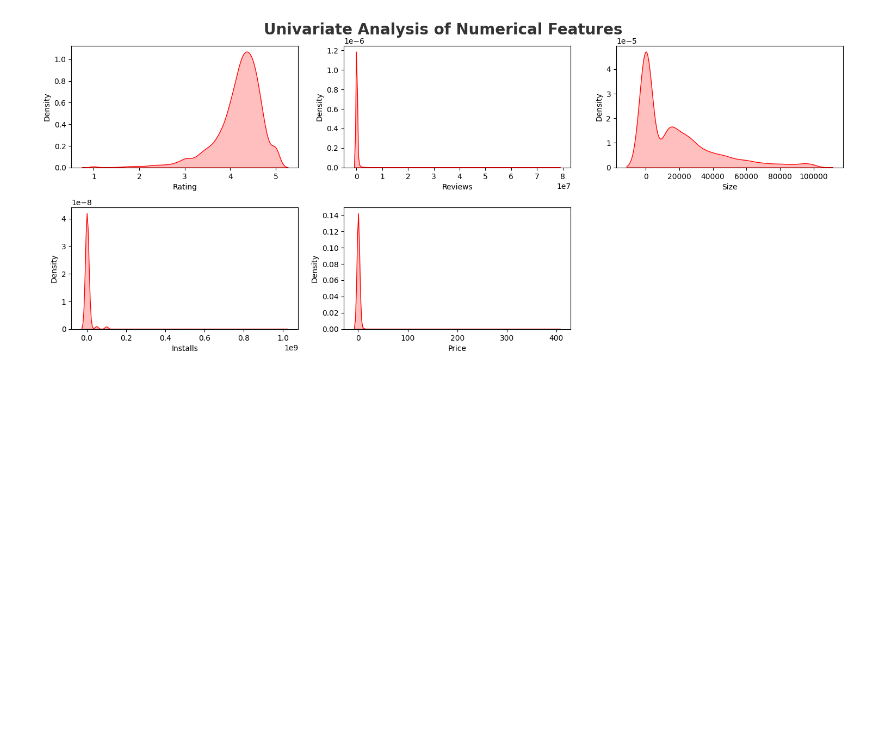
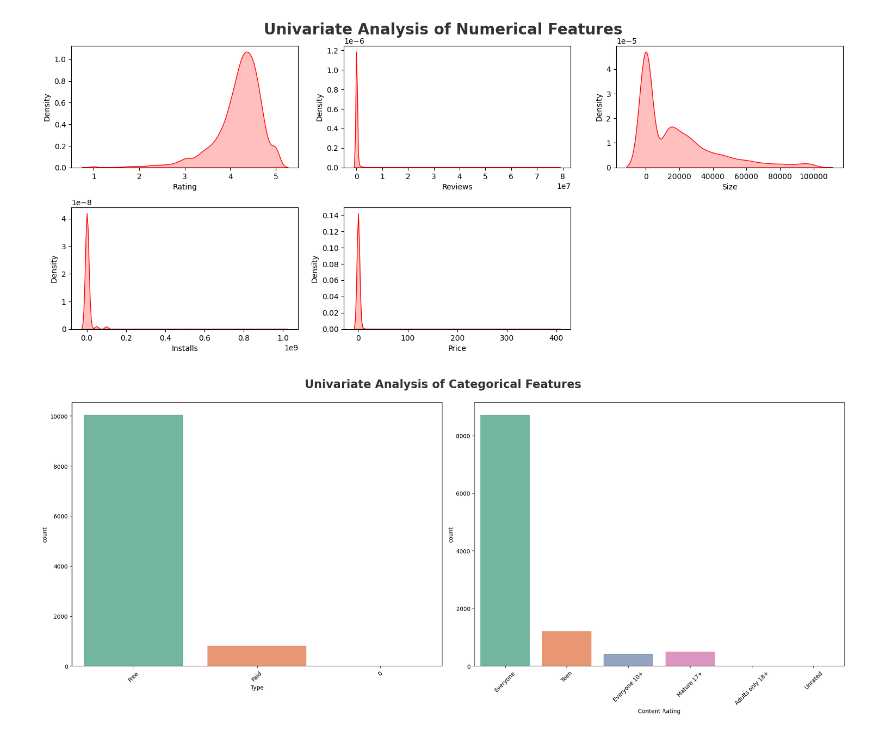
Before and after one commit to BinalPatel29/Udemy, a Jupyter notebook: EDA/gogle_play_store.ipynb, the cells around one changed output. Drawn from its saved outputs; the diff is of its cells as text; code cells hidden in the pictures; blank space fills up the shorter version.

```diff
--- a/EDA/gogle_play_store.ipynb
+++ b/EDA/gogle_play_store.ipynb
@@ -369,3 +369,21 @@ plt.tight_layout()
 plt.show()
 # %% [output]
 [figure]
+# %%
+# categorical columns
+plt.figure(figsize=(20,15))
+plt.suptitle("Univariate Analysis of Categorical Features",
+             fontsize=20, fontweight='bold', alpha=0.8, y=1)
+
+category = ['Type', 'Content Rating']
+
+for i in range(len(category)):
+    plt.subplot(2, 2, i+1)   # Correct way
+    sns.countplot(x=df[category[i]], palette='Set2')
+    plt.xlabel(category[i])
+    plt.xticks(rotation=45)
+
+plt.tight_layout()
+plt.show()
+# %% [output]
+[figure, added]
```
Also changed, not shown: parts of 6 cells of this notebook.
